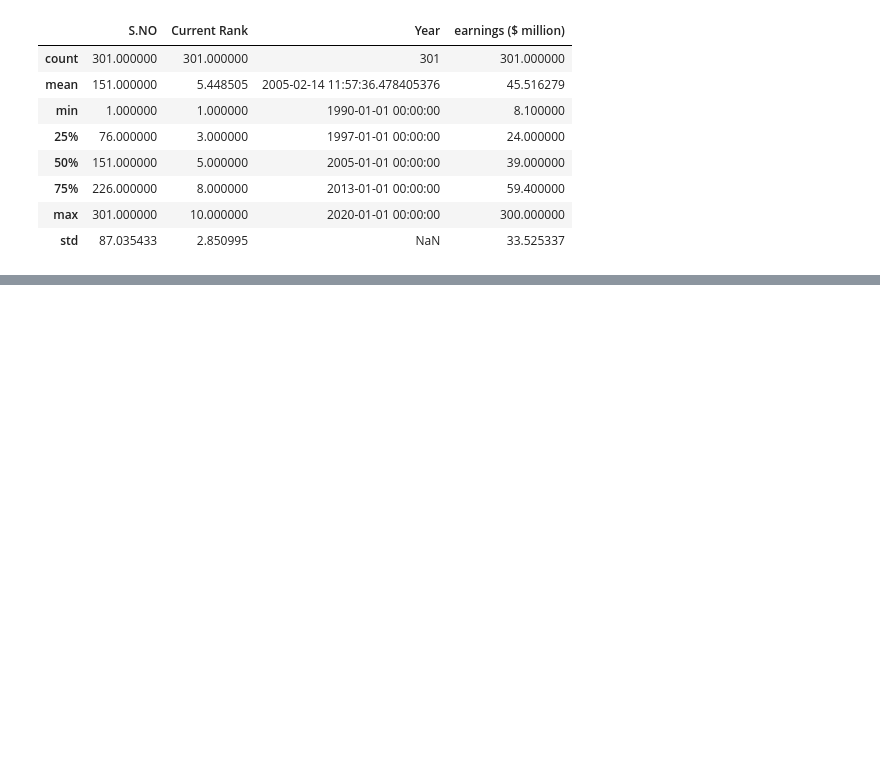
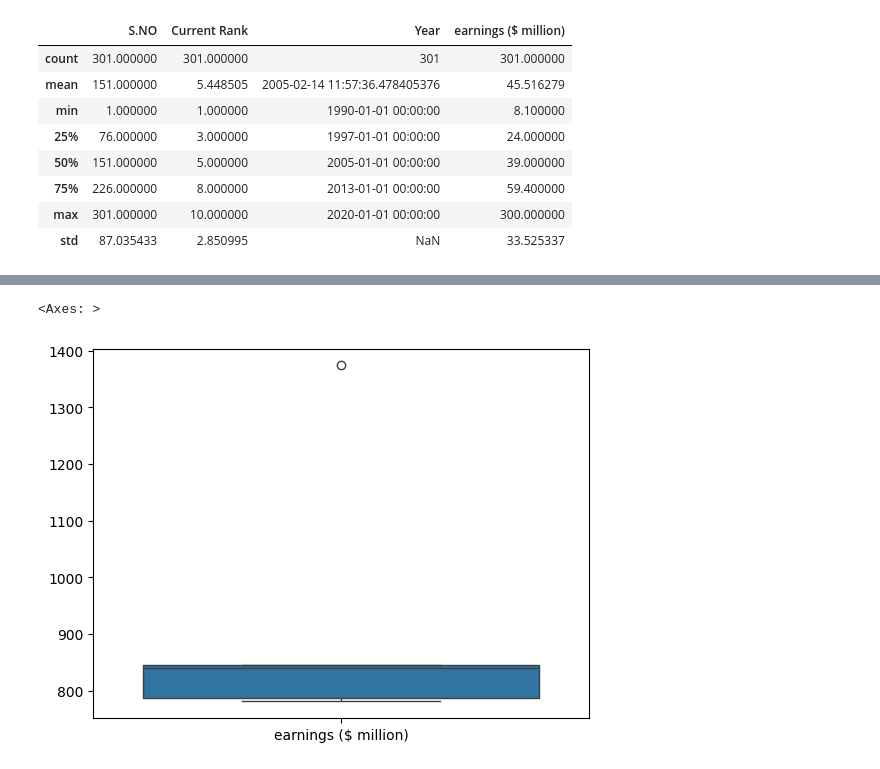
Before and after one commit to Mnr04/Kaggle_Projects, a Jupyter notebook: Forbes_Highest_Paid_Athletes_1990-2020.ipynb, the cells around one changed output, grey strips where cells are left out. Drawn from its saved outputs; the diff is of its cells as text; code cells hidden in the pictures; blank space fills up the shorter version.

```diff
--- a/Forbes_Highest_Paid_Athletes_1990-2020.ipynb
+++ b/Forbes_Highest_Paid_Athletes_1990-2020.ipynb
@@ -189,0 +226,5 @@ dataframe.describe()
+# %%
+# Display the top 5 highest paid athletes
+earnings_by_athlete = dataframe.groupby('Name')['earnings ($ million)'].sum().reset_index()
+# %%
+top5_paid_athletes = earnings_by_athlete.nlargest(5, 'earnings ($ million)')
@@ -189,0 +240,5 @@ dataframe.describe()
+# %%
+sns.boxplot(data=top5_paid_athletes)
+# %% [output]
+<Axes: >
+[figure, added]
```
Also changed, not shown: parts of 7 cells of this notebook.
